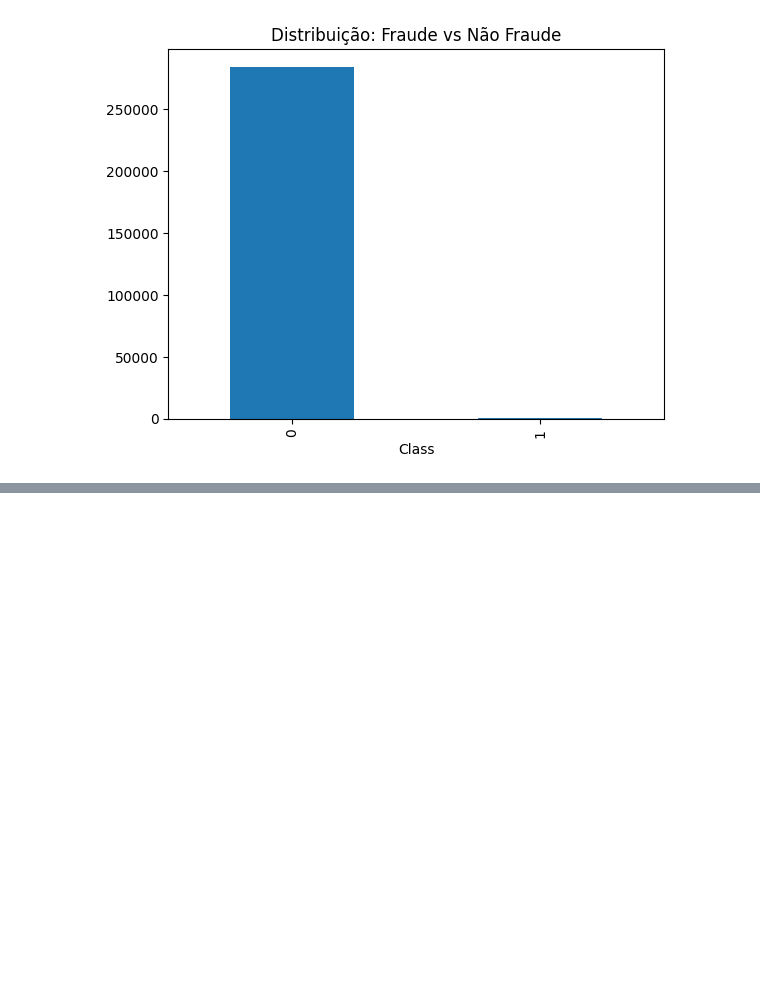
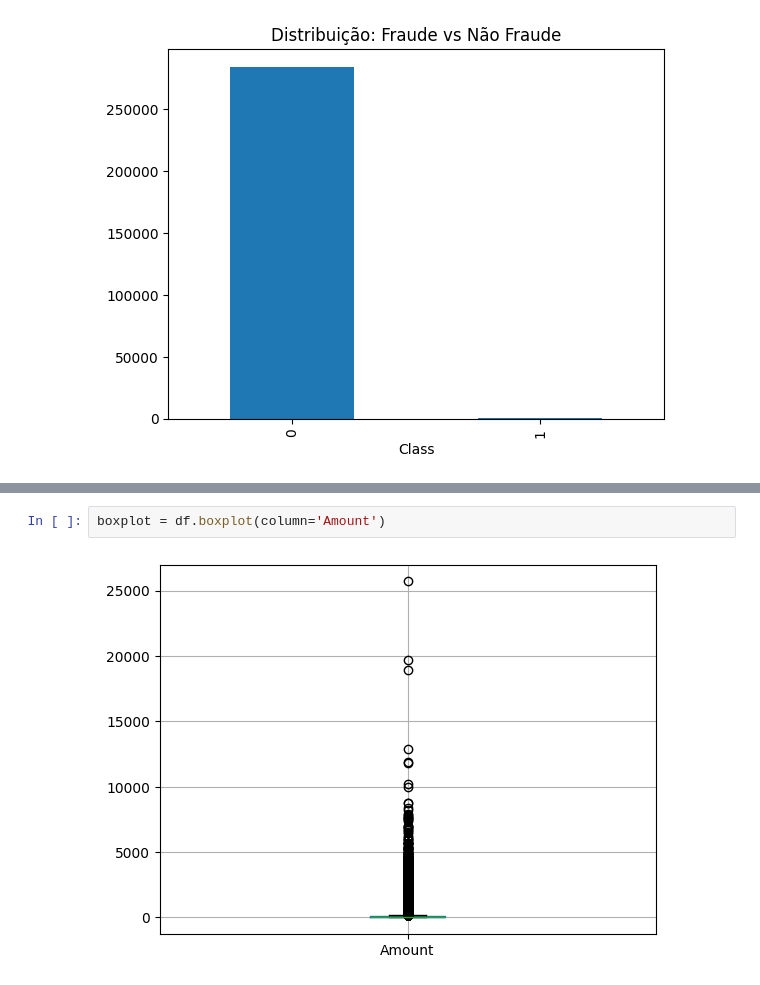
Before and after one commit to KaykeAndrade7/bank-fraud-ml, a Jupyter notebook: notebooks/01_data_exploracao.ipynb, the cells around one changed output, grey strips where cells are left out. Drawn from its saved outputs; the diff is of its cells as text; blank space fills up the shorter version.

```diff
--- a/notebooks/01_data_exploracao.ipynb
+++ b/notebooks/01_data_exploracao.ipynb
@@ -66,0 +164,4 @@ plt.show()
+# %%
+boxplot = df.boxplot(column='Amount')
+# %% [output]
+[figure, added]
```
Also changed, not shown: parts of 15 cells of this notebook, 3 other files.
